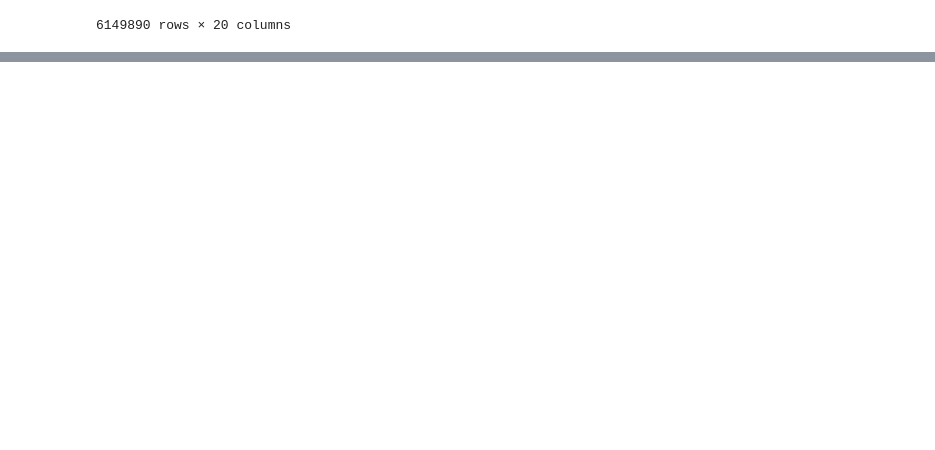
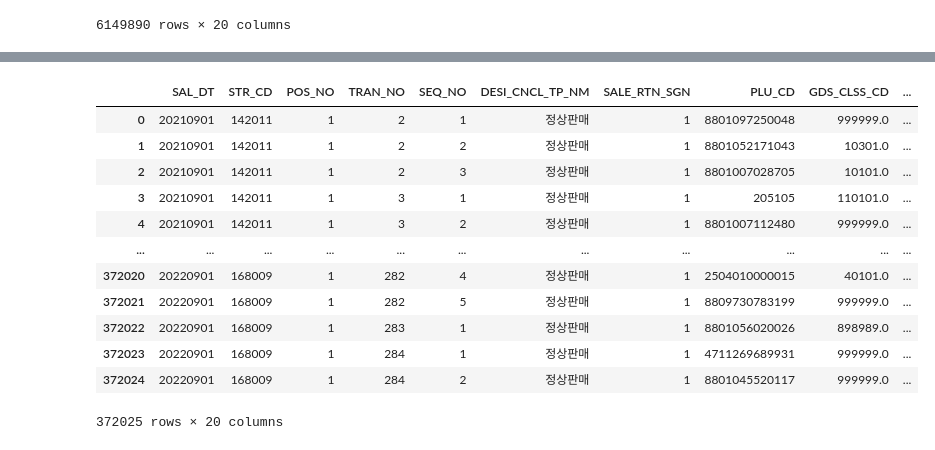
Before and after one commit to shinjangwoon/Store_Analysis, a Jupyter notebook: EDA/EDA.ipynb, the cells around one changed output, grey strips where cells are left out. Drawn from its saved outputs; the diff is of its cells as text; code cells hidden in the pictures; blank space fills up the shorter version.

```diff
--- a/EDA/EDA.ipynb
+++ b/EDA/EDA.ipynb
@@ -369,0 +483,16 @@ tr_dtl_list_0[tr_dtl_list_0['']]
+# %%
+tr_dtl_list_1
+# %% [output]
+|  | SAL_DT | STR_CD | POS_NO | TRAN_NO | SEQ_NO | DESI_CNCL_TP_NM | SALE_RTN_SGN | PLU_CD | GDS_CLSS_CD | ... |
+| 0 | 20210901 | 142011 | 1 | 2 | 1 | 정상판매 | 1 | 8801097250048 | 999999.0 | ... |
+| 1 | 20210901 | 142011 | 1 | 2 | 2 | 정상판매 | 1 | 8801052171043 | 10301.0 | ... |
+| 2 | 20210901 | 142011 | 1 | 2 | 3 | 정상판매 | 1 | 8801007028705 | 10101.0 | ... |
+| 3 | 20210901 | 142011 | 1 | 3 | 1 | 정상판매 | 1 | 205105 | 110101.0 | ... |
+| 4 | 20210901 | 142011 | 1 | 3 | 2 | 정상판매 | 1 | 8801007112480 | 999999.0 | ... |
+| ... | ... | ... | ... | ... | ... | ... | ... | ... | ... | ... |
+| 372020 | 20220901 | 168009 | 1 | 282 | 4 | 정상판매 | 1 | 2504010000015 | 40101.0 | ... |
+| 372021 | 20220901 | 168009 | 1 | 282 | 5 | 정상판매 | 1 | 8809730783199 | 999999.0 | ... |
+| 372022 | 20220901 | 168009 | 1 | 283 | 1 | 정상판매 | 1 | 8801056020026 | 898989.0 | ... |
+| 372023 | 20220901 | 168009 | 1 | 284 | 1 | 정상판매 | 1 | 4711269689931 | 999999.0 | ... |
+| 372024 | 20220901 | 168009 | 1 | 284 | 2 | 정상판매 | 1 | 8801045520117 | 999999.0 | ... |
+372025 rows × 20 columns
```
Also changed, not shown: parts of 13 cells of this notebook.
